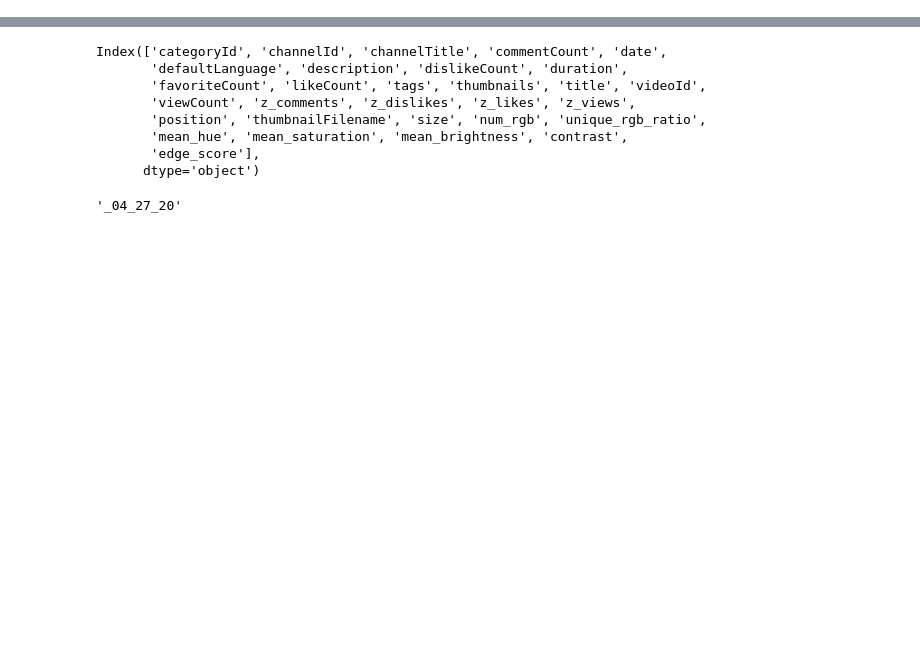
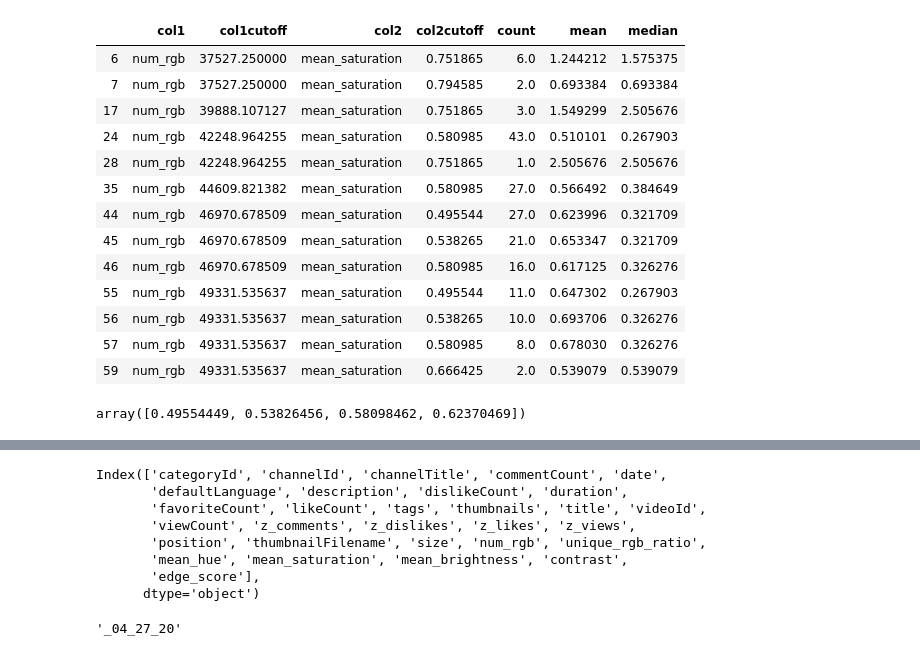
Before and after one commit to codencoding/Red-Means-Go, a Jupyter notebook: notebooks/eda/cwynne_combined_analysis.ipynb, the cells around one changed output, grey strips where cells are left out. Drawn from its saved outputs; the diff is of its cells as text; code cells hidden in the pictures; blank space fills up the shorter version.

```diff
--- a/notebooks/eda/cwynne_combined_analysis.ipynb
+++ b/notebooks/eda/cwynne_combined_analysis.ipynb
@@ -6,0 +334,25 @@ from datetime import datetime
+# %%
+not_null_df = res_df[res_df['mean'].notnull()]
+not_null_df[not_null_df.apply(lambda x: x['mean'] > .5 and x['median']> .2,axis=1)]
+# %% [output]
+|  | col1 | col1cutoff | col2 | col2cutoff | count | mean | median |
+| 6 | num_rgb | 37527.250000 | mean_saturation | 0.751865 | 6.0 | 1.244212 | 1.575375 |
+| 7 | num_rgb | 37527.250000 | mean_saturation | 0.794585 | 2.0 | 0.693384 | 0.693384 |
+| 17 | num_rgb | 39888.107127 | mean_saturation | 0.751865 | 3.0 | 1.549299 | 2.505676 |
+| 24 | num_rgb | 42248.964255 | mean_saturation | 0.580985 | 43.0 | 0.510101 | 0.267903 |
+| 28 | num_rgb | 42248.964255 | mean_saturation | 0.751865 | 1.0 | 2.505676 | 2.505676 |
+| 35 | num_rgb | 44609.821382 | mean_saturation | 0.580985 | 27.0 | 0.566492 | 0.384649 |
+| 44 | num_rgb | 46970.678509 | mean_saturation | 0.495544 | 27.0 | 0.623996 | 0.321709 |
+| 45 | num_rgb | 46970.678509 | mean_saturation | 0.538265 | 21.0 | 0.653347 | 0.321709 |
+| 46 | num_rgb | 46970.678509 | mean_saturation | 0.580985 | 16.0 | 0.617125 | 0.326276 |
+| 55 | num_rgb | 49331.535637 | mean_saturation | 0.495544 | 11.0 | 0.647302 | 0.267903 |
+| 56 | num_rgb | 49331.535637 | mean_saturation | 0.538265 | 10.0 | 0.693706 | 0.326276 |
+| 57 | num_rgb | 49331.535637 | mean_saturation | 0.580985 | 8.0 | 0.678030 | 0.326276 |
+| 59 | num_rgb | 49331.535637 | mean_saturation | 0.666425 | 2.0 | 0.539079 | 0.539079 |
+# %%
+c1 = 'mean_saturation'
+c1_stats = sorted_df[c1].describe()
+c1_range = np.arange(c1_stats['25%'],c1_stats['75%'],c1_stats['std']/3)
+c1_range
+# %% [output]
+array([0.49554449, 0.53826456, 0.58098462, 0.62370469])
```
Also changed, not shown: parts of 42 cells of this notebook, 1 other file.
